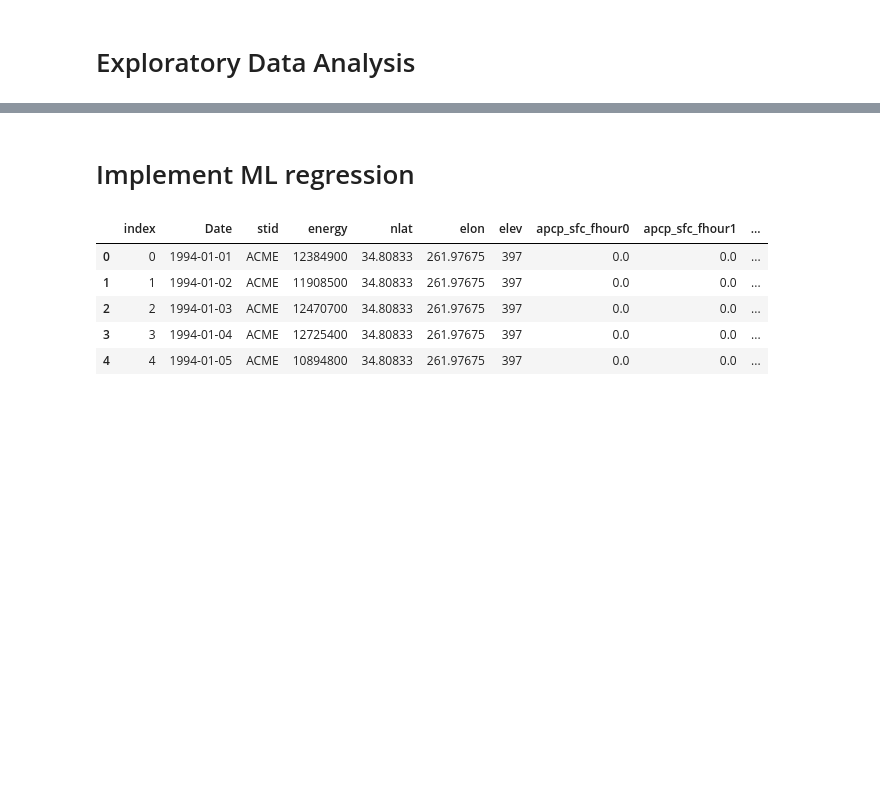
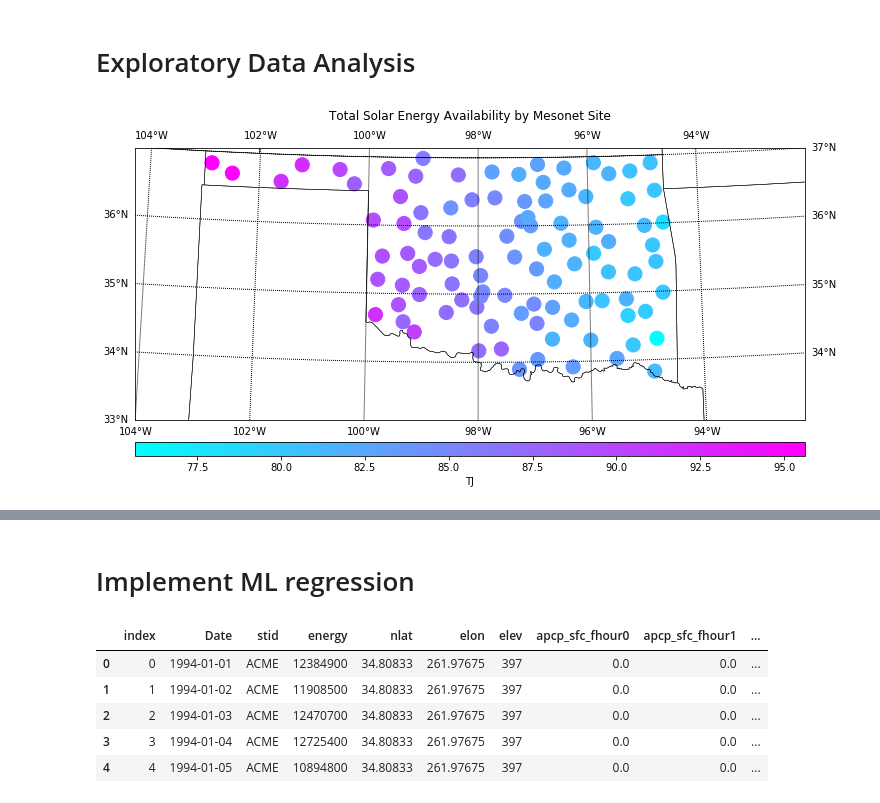
Before and after one commit to connormca12/Springboard-Projects, a Jupyter notebook: Capstone-1/data_wrangling_and_EDA.ipynb, the cells around one changed output, grey strips where cells are left out. Saved outputs shown, nothing was run; the diff lists cells and outputs as text; code cells hidden in the pictures; blank space fills up the shorter version.

```diff
--- a/Capstone-1/data_wrangling_and_EDA.ipynb
+++ b/Capstone-1/data_wrangling_and_EDA.ipynb
@@ -234,0 +346,15 @@ dataset
+# %%
+energy_sum = EDA_data.groupby(by='stid').sum()['energy']
+energy_sum = pd.merge(energy_sum, stations, on='stid')
+# %%
+def basic_oklahoma_map(ax=None, lllat=34, urlat=42,
+                   lllon=-45, urlon=-75):
+    '''
+    Function for creating basemap object: https://github.com/joelmpiper/solar_energy_prediction/blob/master/notebooks/slides/FinalPresentation.ipynb
+    '''
+    m = Basemap(ax=ax, projection='stere', lon_0=(urlon + lllon)/2,
+               lat_0=(urlat + lllat) / 2, llcrnrlat = lllat, urcrnrlat=urlat,
+               llcrnrlon=lllon, urcrnrlon=urlon,
+               resolution='f')
+    m.drawstates()
+    return m
@@ -234,0 +363,27 @@ dataset
+# %%
+fig, axes = plt.subplots(nrows=1, ncols=1, figsize=(12,10))
+fig.subplots_adjust(hspace=0.05, wspace=0.05)
+
+lllat=33; urlat=37; lllon=-104; urlon=-92
+ax = axes
+m = basic_oklahoma_map(ax, lllat=lllat, urlat=urlat, lllon=lllon, urlon=urlon)
+parallels = np.arange(30.,40,1.)
+m.drawparallels(parallels,labels=[1,1,0,0],fontsize=10)
+# draw meridians
+meridians = np.arange(-104.,-92.,2.)
+m.drawmeridians(meridians,labels=[0,0,1,1],fontsize=10)
+
+data = energy_sum['energy'].values/1000000000
+lons = energy_sum['elon']
+lats = energy_sum['nlat']
+x, y = m(lons.values, lats.values)
+
+cs = m.scatter(x,y, s=200, c=data, cmap='cool')
+# add colorbar.
+cbar = m.colorbar(cs,location='bottom',pad="8%")
+cbar.set_label('TJ')
+# add title
+plt.title("Total Solar Energy Availability by Mesonet Site", y=1.08)
+plt.show()
+# %% [output]
+[figure, added]
```
Also changed, not shown: parts of 19 cells of this notebook.
